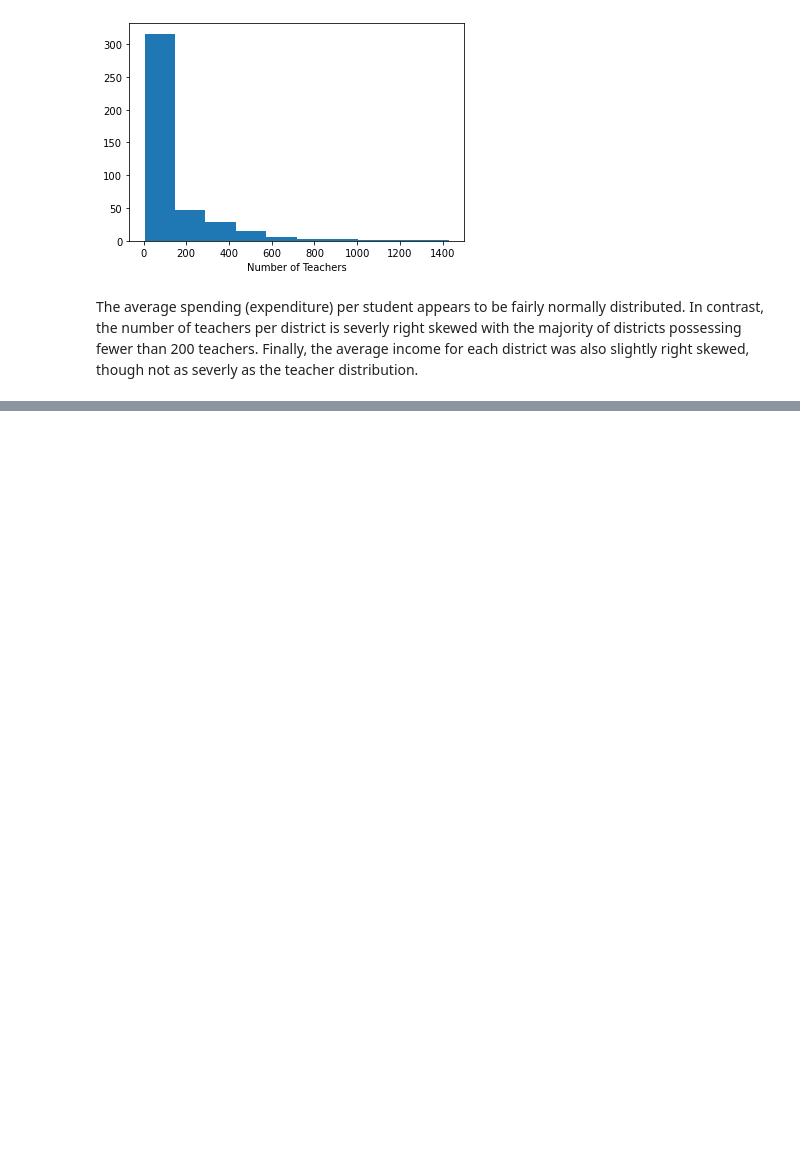
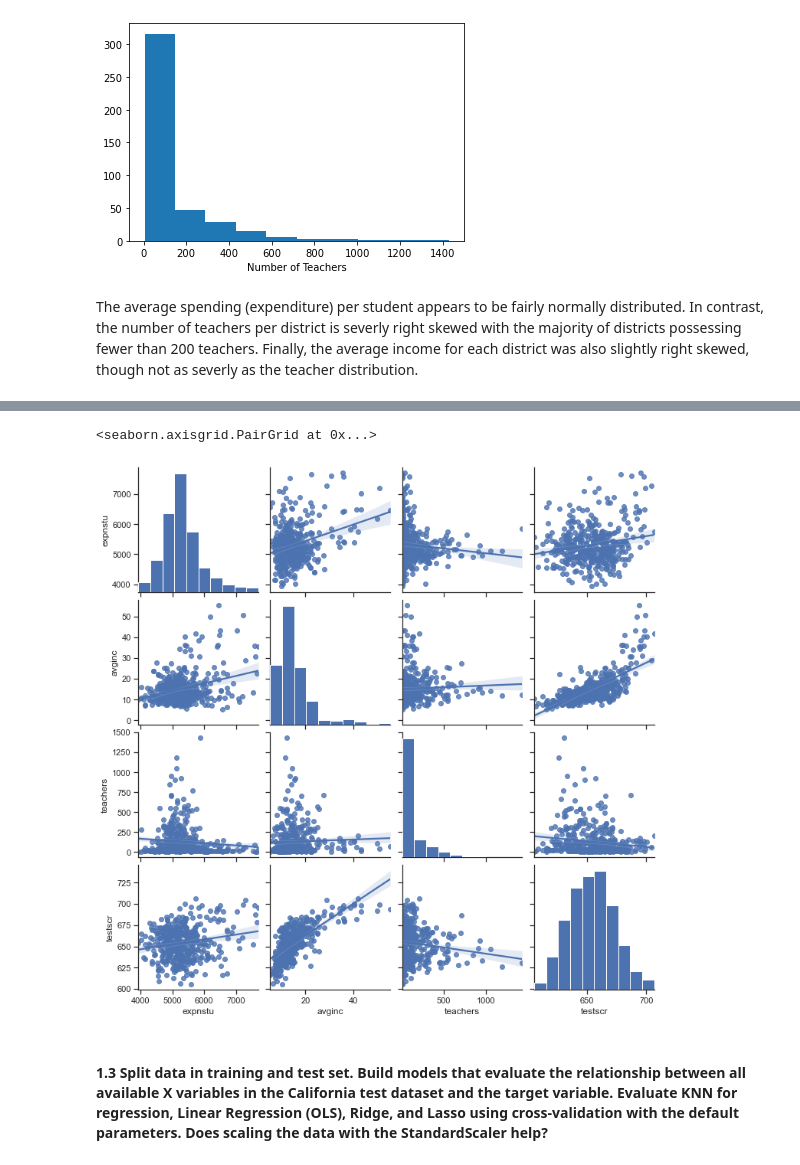
Before and after one commit to gzlupko/gr5073_ML, a Jupyter notebook: hw_assignments/hw2.ipynb, the cells around one changed output, grey strips where cells are left out. Drawn from its saved outputs; the diff is of its cells as text; code cells hidden in the pictures; blank space fills up the shorter version.

```diff
--- a/hw_assignments/hw2.ipynb
+++ b/hw_assignments/hw2.ipynb
@@ -16,10 +16,10 @@ The target data (i.e. the dependent variable) is named "testscr".  You can use a
 import pandas as pd
 
 # load data
-cal_data = pd.read_csv("https://vincentarelbundock.github.io/Rdatasets/csv/Ecdat/Caschool.csv")
+cal_data_full = pd.read_csv("https://vincentarelbundock.github.io/Rdatasets/csv/Ecdat/Caschool.csv")
 
 # subset the data to remove 'readscr' and 'mathscr' and the non-numeric data
-cal_data = cal_data.loc[:, 'enrltot': 'elpct']
+cal_data = cal_data_full.loc[:, 'enrltot': 'elpct']
 
 
 # print out first few rows after subsetting
@@ -81,0 +86,13 @@ The average spending (expenditure) per student appears to be fairly normally dis
+# %%
+import seaborn as sns; sns.set(style = 'ticks', color_codes = True)
+
+# create a subset of the original data
+plot_df = cal_data_full[['expnstu', 'avginc', 'teachers', 'testscr']]
+
+# create the seaborn scatter plot grid with regression lines
+sns.pairplot(plot_df, kind = "reg")
+# %% [output]
+<seaborn.axisgrid.PairGrid at 0x...>
+[figure, added]
+# %% [markdown]
+#### 1.3 Split data in training and test set. Build models that evaluate the relationship between all available X variables in the California test dataset and the target variable. Evaluate KNN for regression, Linear Regression (OLS), Ridge, and Lasso using cross-validation with the default parameters. Does scaling the data with the StandardScaler help?
```
Also changed, not shown: parts of 3 cells of this notebook.
